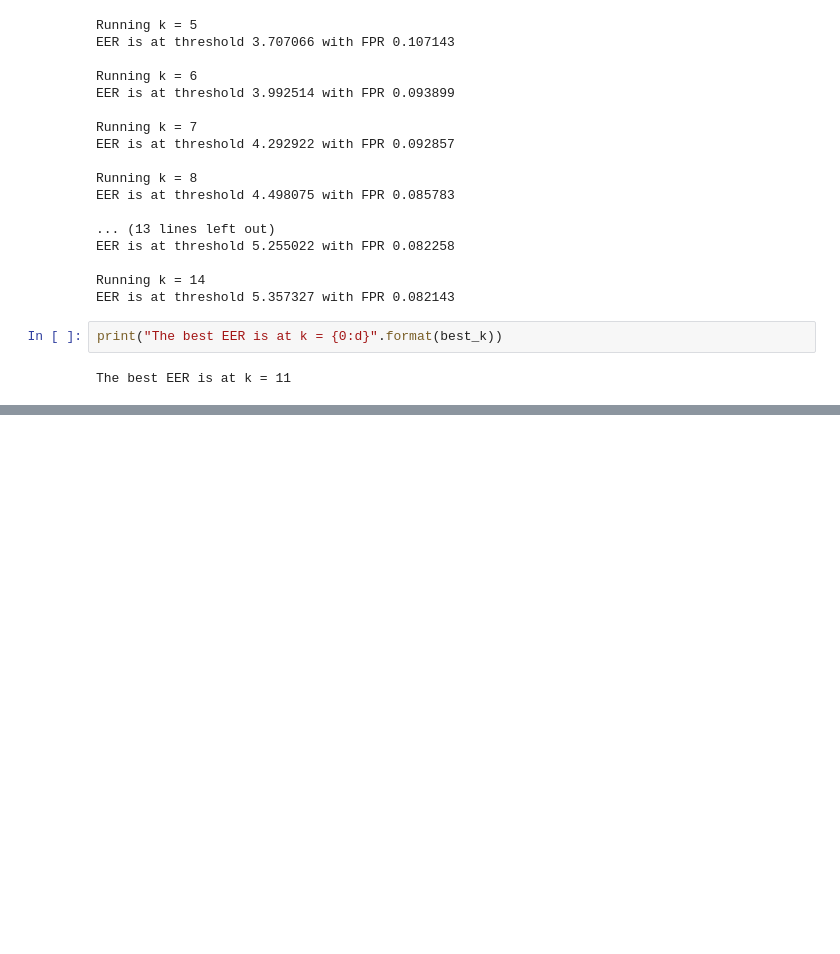
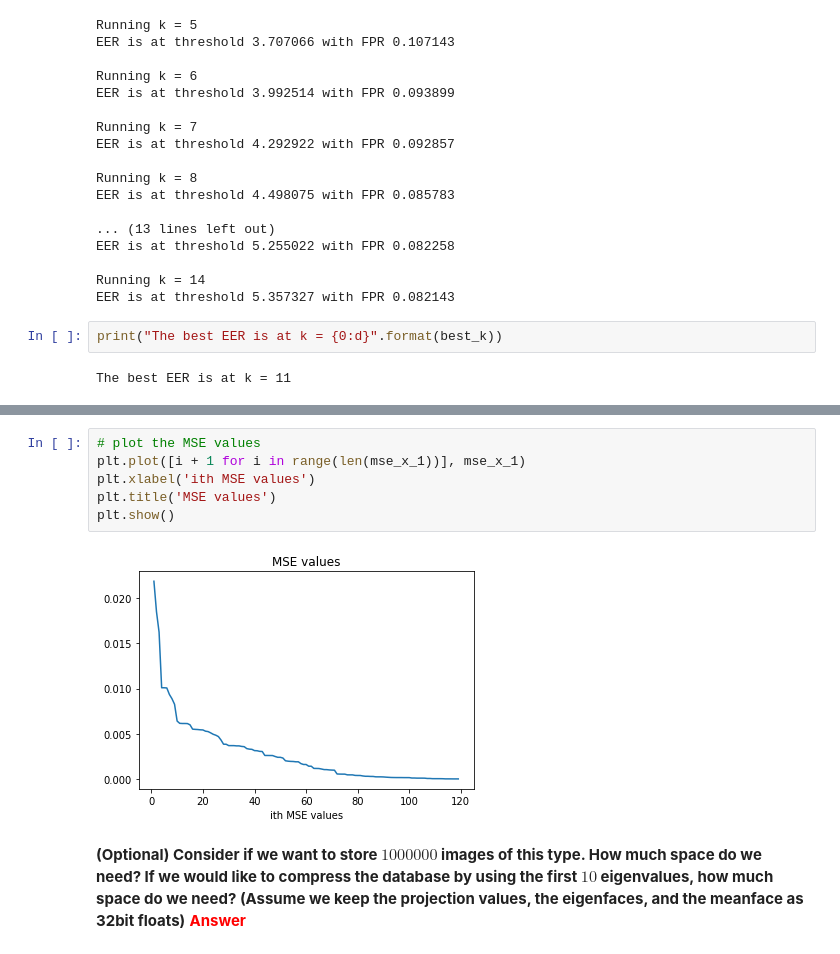
Before and after one commit to pirsquareff/fisherface, a Jupyter notebook: notebook/Face Verification.ipynb, the cells around one changed output, grey strips where cells are left out. Saved outputs shown, nothing was run; the diff lists cells and outputs as text; blank space fills up the shorter version.

```diff
--- a/notebook/Face Verification.ipynb
+++ b/notebook/Face Verification.ipynb
@@ -575,0 +639,11 @@ The best EER is at k = 11
+# %%
+# plot the MSE values
+plt.plot([i + 1 for i in range(len(mse_x_1))], mse_x_1)
+plt.xlabel('ith MSE values')
+plt.title('MSE values')
+plt.show()
+# %% [output]
+[figure, added]
+# %% [markdown]
+**(Optional) Consider if we want to store $1000000$ images of this type. How much space do we need? If we would like to compress the database by using the first $10$ eigenvalues, how much space do we need? (Assume we keep the projection values, the eigenfaces, and the meanface as 32bit floats)**
+<font color=red>**Answer**</font><br>
```
Also changed, not shown: parts of 15 cells of this notebook.
